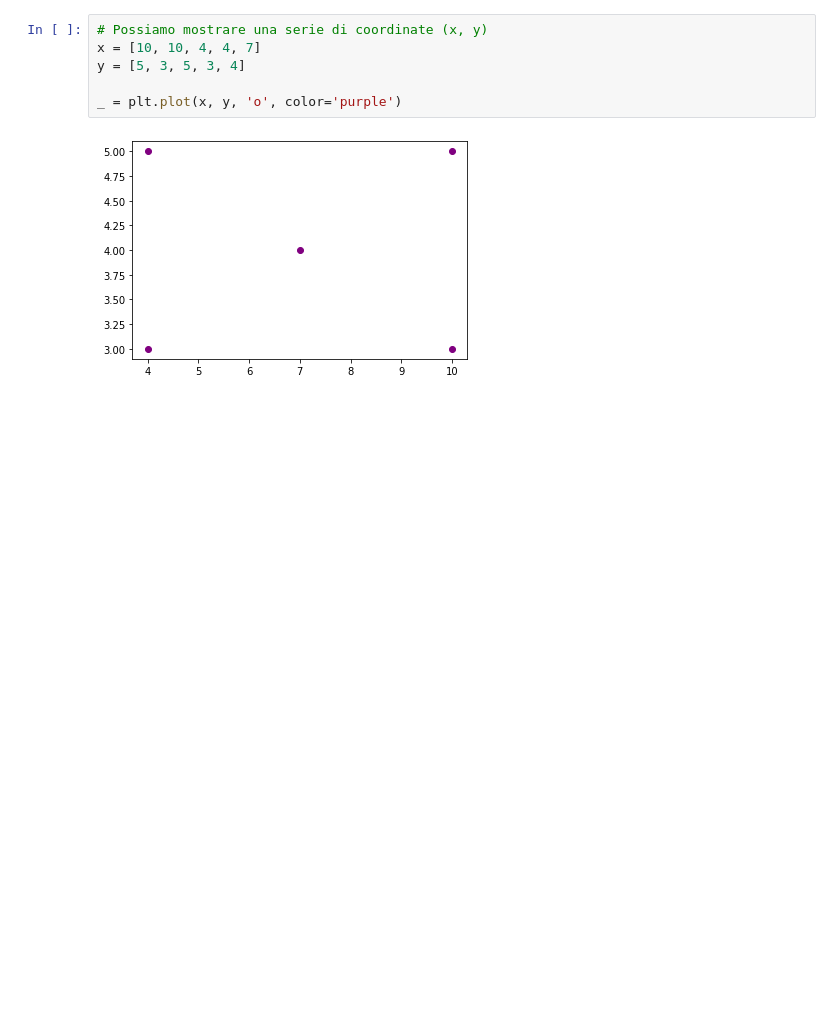
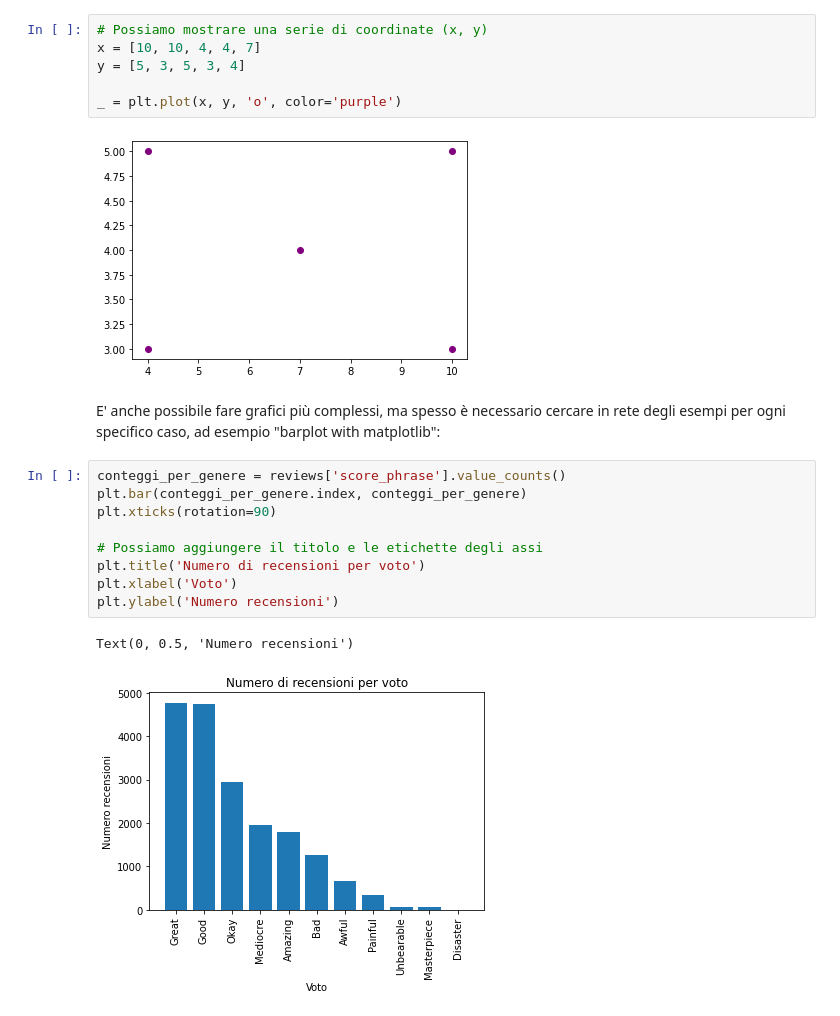
Before and after one commit to DavideScassola/data_analysis_laboratory, a Jupyter notebook: notebooks/introduzione_a_pandas.ipynb, the cells around one changed output. Saved outputs shown, nothing was run; the diff lists cells and outputs as text; blank space fills up the shorter version.

Commit message:
barplot

```diff
--- a/notebooks/introduzione_a_pandas.ipynb
+++ b/notebooks/introduzione_a_pandas.ipynb
@@ -303,3 +303,17 @@ y = [5, 3, 5, 3, 4]
 _ = plt.plot(x, y, 'o', color='purple')
 # %% [output]
 [figure]
+# %% [markdown]
+E' anche possibile fare grafici più complessi, ma spesso è necessario cercare in rete degli esempi per ogni specifico caso, ad esempio "barplot with matplotlib":
+# %%
+conteggi_per_genere = reviews['score_phrase'].value_counts()
+plt.bar(conteggi_per_genere.index, conteggi_per_genere)
+plt.xticks(rotation=90)
+
+# Possiamo aggiungere il titolo e le etichette degli assi
+plt.title('Numero di recensioni per voto')
+plt.xlabel('Voto')
+plt.ylabel('Numero recensioni')
+# %% [output]
+Text(0, 0.5, 'Numero recensioni')
+[figure, added]
```
